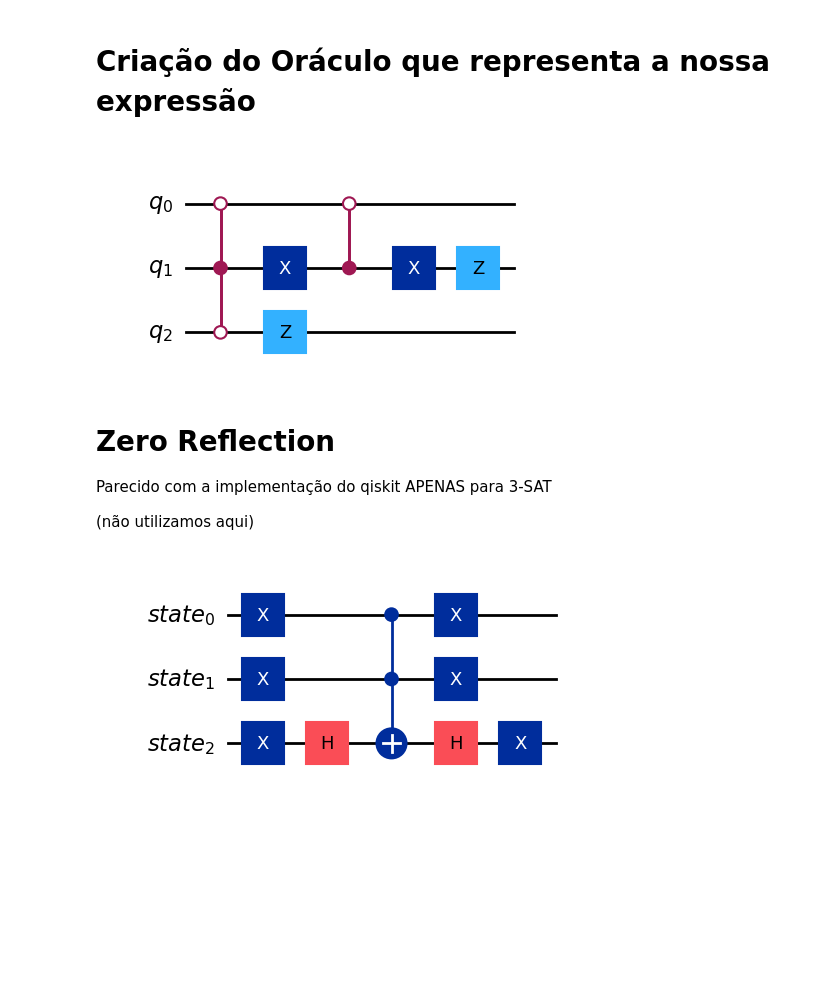
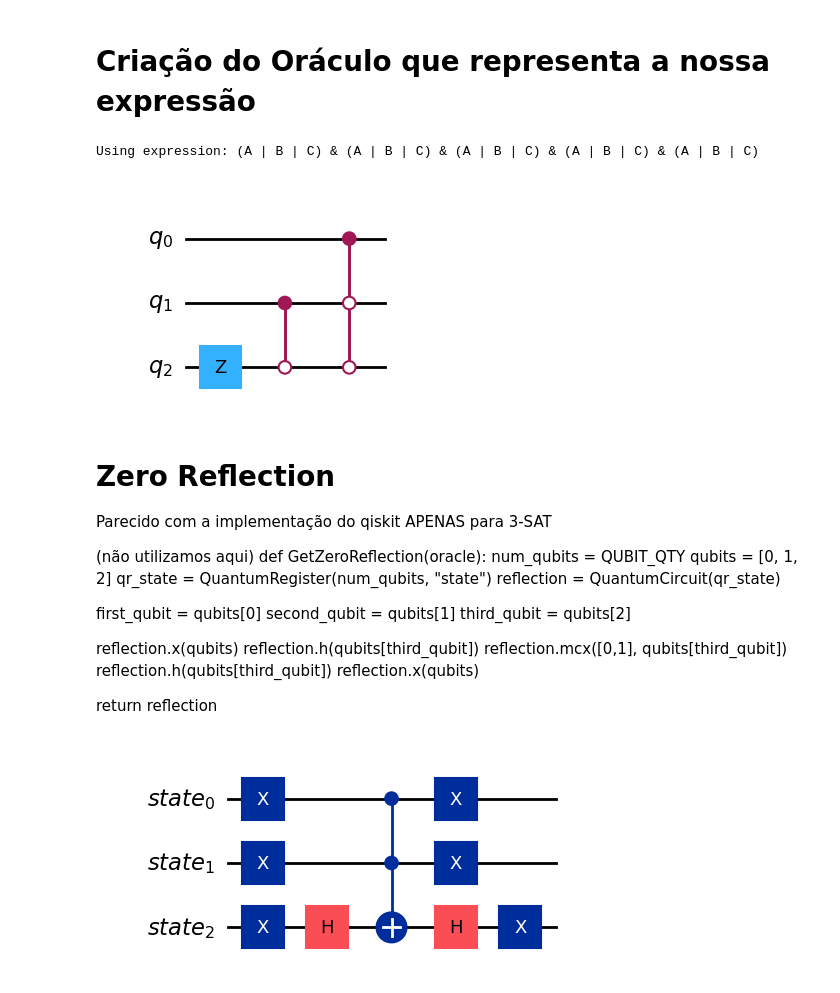
Before and after one commit to gabrielms201/Quantum-Implementation-For-SAT-Problem-Solving, a Jupyter notebook: NoteBooks/3-SAT.ipynb, the cells around one changed output. Saved outputs shown, nothing was run; the diff lists cells and outputs as text; code cells hidden in the pictures; blank space fills up the shorter version.

```diff
--- a/NoteBooks/3-SAT.ipynb
+++ b/NoteBooks/3-SAT.ipynb
@@ -107,12 +105,2 @@ def GetOracle():
   oracle = PhaseOracle(EXPRESSION)
   return oracle
-# %%
-oracle = GetOracle()
-oracle.draw("mpl")
-# %% [output]
-[figure, removed]
-# %% [markdown]
-# Zero Reflection
-Parecido com a implementação do qiskit APENAS para 3-SAT
-
-(não utilizamos aqui)
@@ -137,3 +107,33 @@ def GetZeroReflection(oracle):
+# %%
+EXPRESSION = "(A | B | C) & (A | B | C) & (A | B | C) & (A | B | C) & (A | B | C)"
+
+oracle = GetOracle()
+oracle.draw("mpl")
+# %% [output]
+Using expression: (A | B | C) & (A | B | C) & (A | B | C) & (A | B | C) & (A | B | C)
+[figure, added]
+# %% [markdown]
+# Zero Reflection
+Parecido com a implementação do qiskit APENAS para 3-SAT
+
+(não utilizamos aqui)
+def GetZeroReflection(oracle):
+  num_qubits = QUBIT_QTY
+  qubits = [0, 1, 2]
+  qr_state = QuantumRegister(num_qubits, "state")
+  reflection = QuantumCircuit(qr_state)
+
+  first_qubit = qubits[0]
+  second_qubit = qubits[1]
+  third_qubit = qubits[2]
+
+  reflection.x(qubits)
+  reflection.h(qubits[third_qubit])
+  reflection.mcx([0,1], qubits[third_qubit])
+  reflection.h(qubits[third_qubit])
+  reflection.x(qubits)
+
+  return reflection
 # %%
 zeroReflection = GetZeroReflection(oracle)
 zeroReflection.draw("mpl")
```
Also changed, not shown: parts of 15 cells of this notebook.
